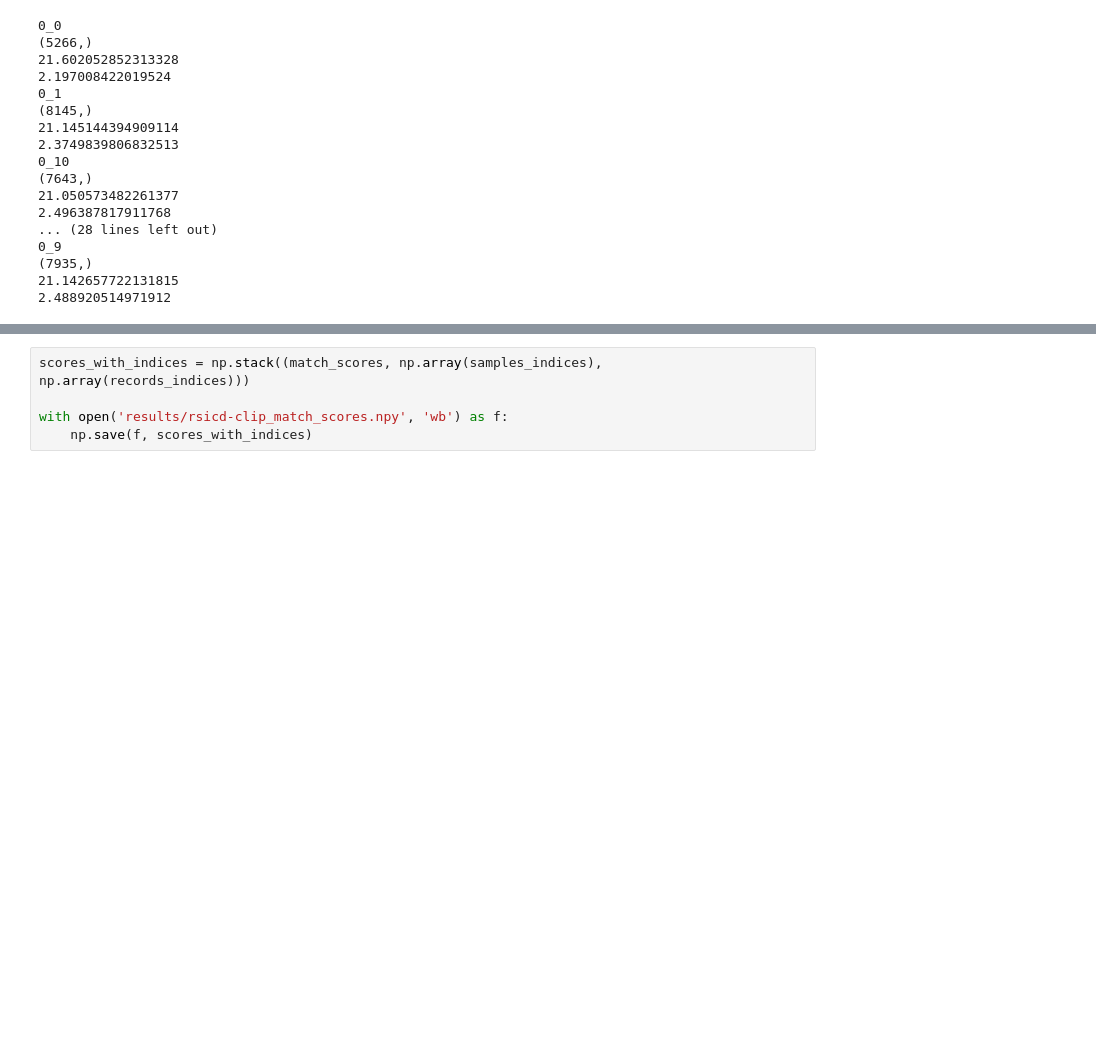
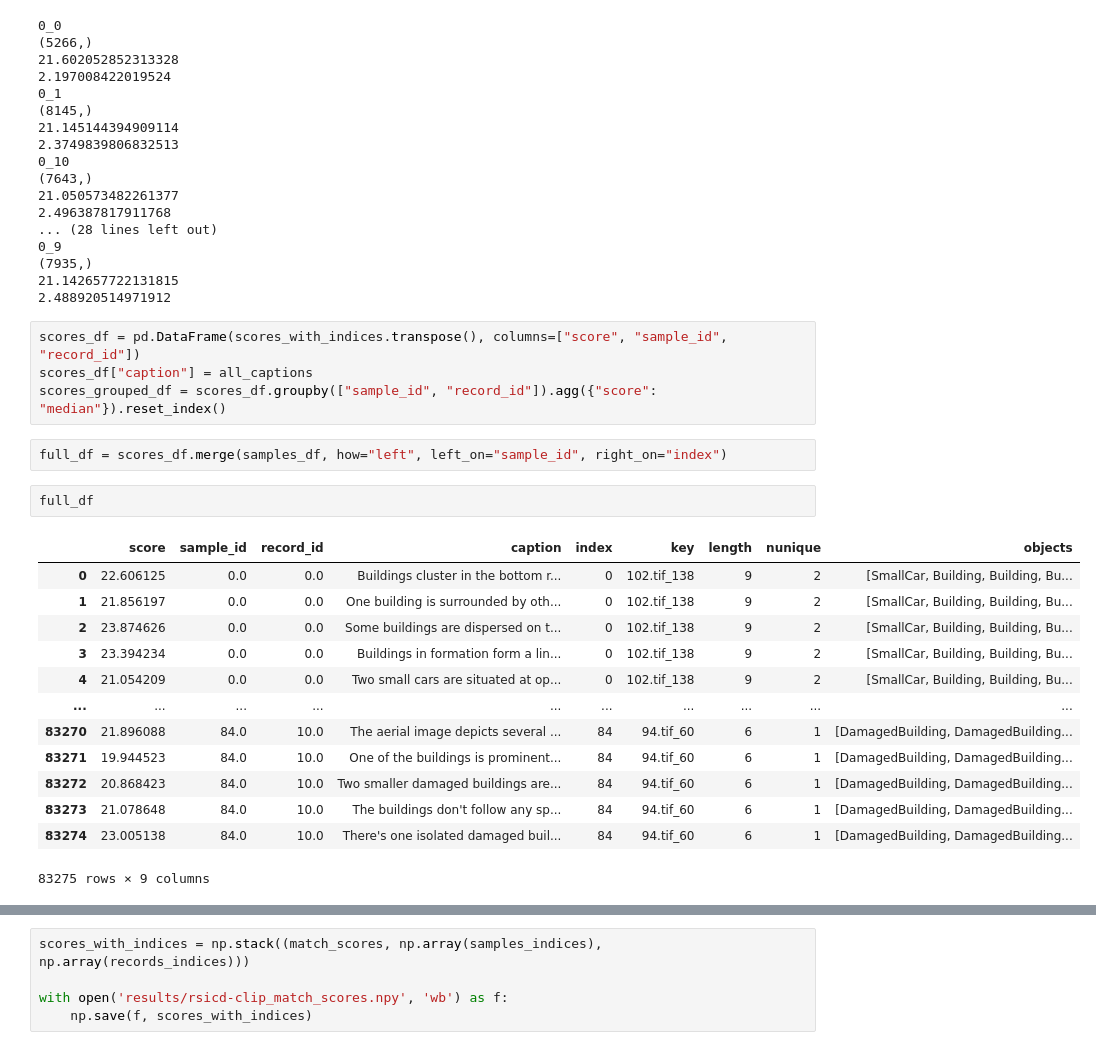
Before and after one commit to YingxuH/xview, a Jupyter notebook: Analyse.ipynb, the cells around one changed output, grey strips where cells are left out. Cells and saved outputs as stored; diff of their text form; blank space fills up the shorter version.

```diff
--- a/Analyse.ipynb
+++ b/Analyse.ipynb
@@ -143,3 +396,25 @@ for i, key in enumerate(records_keys):
 (7935,)
 21.142657722131815
 2.488920514971912
+# %%
+scores_df = pd.DataFrame(scores_with_indices.transpose(), columns=["score", "sample_id", "record_id"])
+scores_df["caption"] = all_captions
+scores_grouped_df = scores_df.groupby(["sample_id", "record_id"]).agg({"score": "median"}).reset_index()
+# %%
+full_df = scores_df.merge(samples_df, how="left", left_on="sample_id", right_on="index")
+# %%
+full_df
+# %% [output]
+|  | score | sample_id | record_id | caption | index | key | length | nunique | objects |
+| 0 | 22.606125 | 0.0 | 0.0 | Buildings cluster in the bottom r... | 0 | 102.tif_138 | 9 | 2 | [SmallCar, Building, Building, Bu... |
+| 1 | 21.856197 | 0.0 | 0.0 | One building is surrounded by oth... | 0 | 102.tif_138 | 9 | 2 | [SmallCar, Building, Building, Bu... |
+| 2 | 23.874626 | 0.0 | 0.0 | Some buildings are dispersed on t... | 0 | 102.tif_138 | 9 | 2 | [SmallCar, Building, Building, Bu... |
+| 3 | 23.394234 | 0.0 | 0.0 | Buildings in formation form a lin... | 0 | 102.tif_138 | 9 | 2 | [SmallCar, Building, Building, Bu... |
+| 4 | 21.054209 | 0.0 | 0.0 | Two small cars are situated at op... | 0 | 102.tif_138 | 9 | 2 | [SmallCar, Building, Building, Bu... |
+| ... | ... | ... | ... | ... | ... | ... | ... | ... | ... |
+| 83270 | 21.896088 | 84.0 | 10.0 | The aerial image depicts several ... | 84 | 94.tif_60 | 6 | 1 | [DamagedBuilding, DamagedBuilding... |
+| 83271 | 19.944523 | 84.0 | 10.0 | One of the buildings is prominent... | 84 | 94.tif_60 | 6 | 1 | [DamagedBuilding, DamagedBuilding... |
+| 83272 | 20.868423 | 84.0 | 10.0 | Two smaller damaged buildings are... | 84 | 94.tif_60 | 6 | 1 | [DamagedBuilding, DamagedBuilding... |
+| 83273 | 21.078648 | 84.0 | 10.0 | The buildings don't follow any sp... | 84 | 94.tif_60 | 6 | 1 | [DamagedBuilding, DamagedBuilding... |
+| 83274 | 23.005138 | 84.0 | 10.0 | There's one isolated damaged buil... | 84 | 94.tif_60 | 6 | 1 | [DamagedBuilding, DamagedBuilding... |
+83275 rows × 9 columns
```
Also changed, not shown: parts of 20 cells of this notebook, 3 other files.
